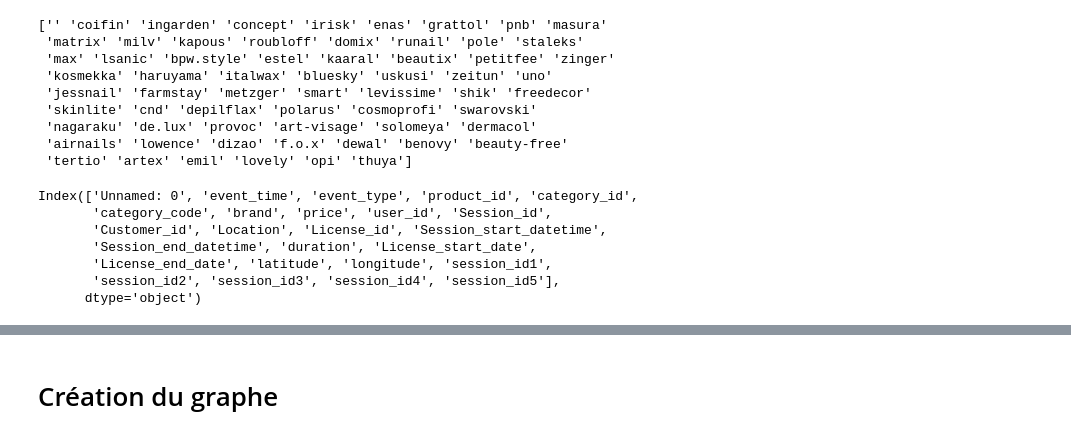
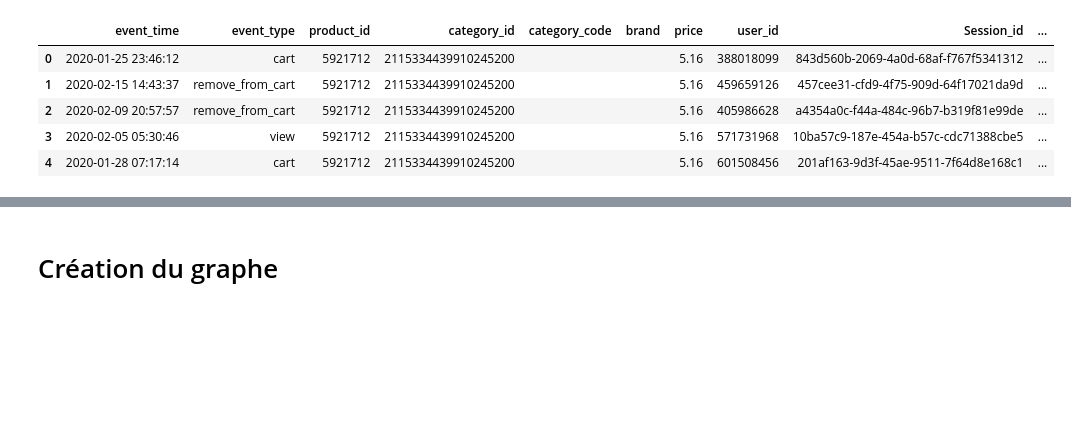
Before and after one commit to bzothmane/anomaly-detection, a Jupyter notebook: Dominant.ipynb, the cells around one changed output, grey strips where cells are left out. Saved outputs shown, nothing was run; the diff lists cells and outputs as text; code cells hidden in the pictures; blank space fills up the shorter version.

```diff
--- a/Dominant.ipynb
+++ b/Dominant.ipynb
@@ -49,22 +70,9 @@ print(dataframe.head())
-# %%
-print(dataframe["brand"].unique())
-# %% [output]
-['' 'coifin' 'ingarden' 'concept' 'irisk' 'enas' 'grattol' 'pnb' 'masura'
- 'matrix' 'milv' 'kapous' 'roubloff' 'domix' 'runail' 'pole' 'staleks'
- 'max' 'lsanic' 'bpw.style' 'estel' 'kaaral' 'beautix' 'petitfee' 'zinger'
- 'kosmekka' 'haruyama' 'italwax' 'bluesky' 'uskusi' 'zeitun' 'uno'
- 'jessnail' 'farmstay' 'metzger' 'smart' 'levissime' 'shik' 'freedecor'
- 'skinlite' 'cnd' 'depilflax' 'polarus' 'cosmoprofi' 'swarovski'
- 'nagaraku' 'de.lux' 'provoc' 'art-visage' 'solomeya' 'dermacol'
- 'airnails' 'lowence' 'dizao' 'f.o.x' 'dewal' 'benovy' 'beauty-free'
- 'tertio' 'artex' 'emil' 'lovely' 'opi' 'thuya']
-# %%
-print(dataframe.columns)
-# %% [output]
-Index(['Unnamed: 0', 'event_time', 'event_type', 'product_id', 'category_id',
-       'category_code', 'brand', 'price', 'user_id', 'Session_id',
-       'Customer_id', 'Location', 'License_id', 'Session_start_datetime',
-       'Session_end_datetime', 'duration', 'License_start_date',
-       'License_end_date', 'latitude', 'longitude', 'session_id1',
-       'session_id2', 'session_id3', 'session_id4', 'session_id5'],
-      dtype='object')
+# %%
+dataframe.head()
+# %% [output]
+|  | event_time | event_type | product_id | category_id | category_code | brand | price | user_id | Session_id | ... |
+| 0 | 2020-01-25 23:46:12 | cart | 5921712 | 2115334439910245200 |  |  | 5.16 | 388018099 | 843d560b-2069-4a0d-68af-f767f5341312 | ... |
+| 1 | 2020-02-15 14:43:37 | remove_from_cart | 5921712 | 2115334439910245200 |  |  | 5.16 | 459659126 | 457cee31-cfd9-4f75-909d-64f17021da9d | ... |
+| 2 | 2020-02-09 20:57:57 | remove_from_cart | 5921712 | 2115334439910245200 |  |  | 5.16 | 405986628 | a4354a0c-f44a-484c-96b7-b319f81e99de | ... |
+| 3 | 2020-02-05 05:30:46 | view | 5921712 | 2115334439910245200 |  |  | 5.16 | 571731968 | 10ba57c9-187e-454a-b57c-cdc71388cbe5 | ... |
+| 4 | 2020-01-28 07:17:14 | cart | 5921712 | 2115334439910245200 |  |  | 5.16 | 601508456 | 201af163-9d3f-45ae-9511-7f64d8e168c1 | ... |
```
Also changed, not shown: parts of 26 cells of this notebook.
